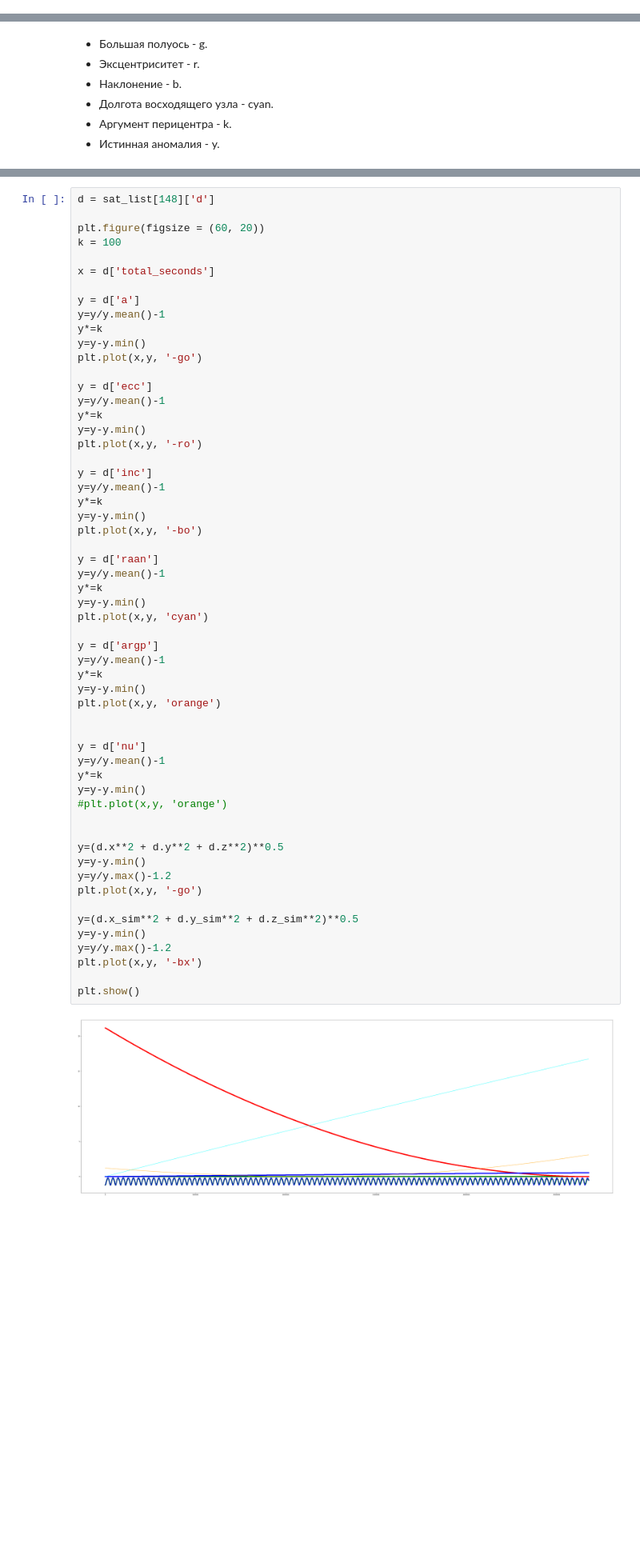
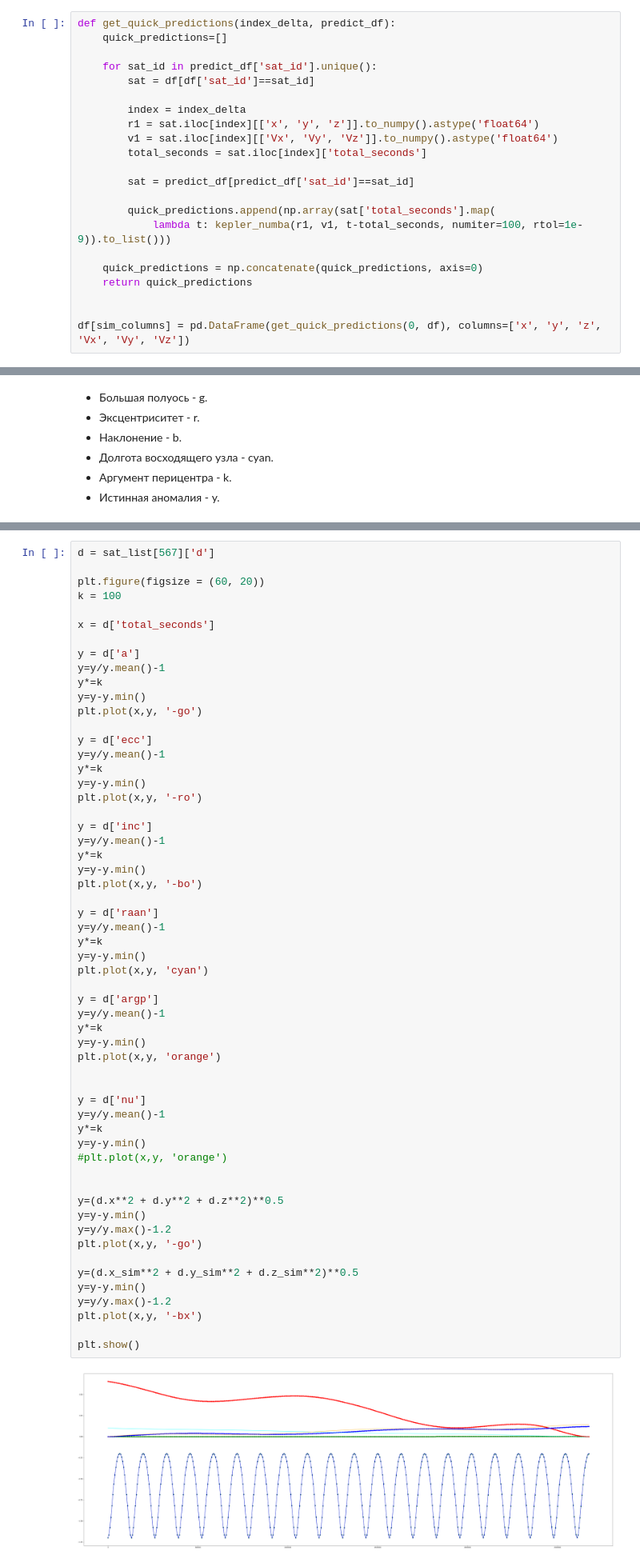
Before and after one commit to KirillRuSS/IDAO-2020, a Jupyter notebook: IDAO-2020-predictions.ipynb, the cells around one changed output, grey strips where cells are left out. Shown at 80% size. Drawn from its saved outputs; the diff is of its cells as text; blank space fills up the shorter version.

```diff
--- a/IDAO-2020-predictions.ipynb
+++ b/IDAO-2020-predictions.ipynb
@@ -48,6 +69,28 @@ df.head()
 5 rows × 26 columns
 # %% [markdown]
 ### Выделяем спутники в отдельные таблицы
+# %%
+def get_quick_predictions(index_delta, predict_df):
+    quick_predictions=[]
+
+    for sat_id in predict_df['sat_id'].unique():
+        sat = df[df['sat_id']==sat_id]
+
+        index = index_delta
+        r1 = sat.iloc[index][['x', 'y', 'z']].to_numpy().astype('float64')
+        v1 = sat.iloc[index][['Vx', 'Vy', 'Vz']].to_numpy().astype('float64')
+        total_seconds = sat.iloc[index]['total_seconds']
+
+        sat = predict_df[predict_df['sat_id']==sat_id]
+
+        quick_predictions.append(np.array(sat['total_seconds'].map(
+            lambda t: kepler_numba(r1, v1, t-total_seconds, numiter=100, rtol=1e-9)).to_list()))
+
+    quick_predictions = np.concatenate(quick_predictions, axis=0)
+    return quick_predictions
+
+
+df[sim_columns] = pd.DataFrame(get_quick_predictions(0, df), columns=['x', 'y', 'z', 'Vx', 'Vy', 'Vz'])
 # %%
 sat_list=[]
 for sat_id in range(600):
@@ -188,5 +229,5 @@ array([ 57., 138., 141., 146., 186., 233., 303., 320., 337., 343., 406.,
 # %%
-d = sat_list[148]['d']
+d = sat_list[567]['d']
 
 plt.figure(figsize = (60, 20))
 k = 100
@@ -216,33 +257,33 @@ y=y/y.mean()-1
 y*=k
 y=y-y.min()
 plt.plot(x,y, 'cyan')
 
 y = d['argp']
 y=y/y.mean()-1
 y*=k
 y=y-y.min()
 plt.plot(x,y, 'orange')
 
 
 y = d['nu']
 y=y/y.mean()-1
 y*=k
 y=y-y.min()
 #plt.plot(x,y, 'orange')
 
 
 y=(d.x**2 + d.y**2 + d.z**2)**0.5
 y=y-y.min()
 y=y/y.max()-1.2
 plt.plot(x,y, '-go')
 
 y=(d.x_sim**2 + d.y_sim**2 + d.z_sim**2)**0.5
 y=y-y.min()
 y=y/y.max()-1.2
 plt.plot(x,y, '-bx')
 
 plt.show()
 # %% [output]
-[figure, old version]
+[figure, new version]
 # %% [markdown]
 ## Линейное предсказание параметров орбиты
```
Also changed, not shown: parts of 12 cells of this notebook, 1 other file.
